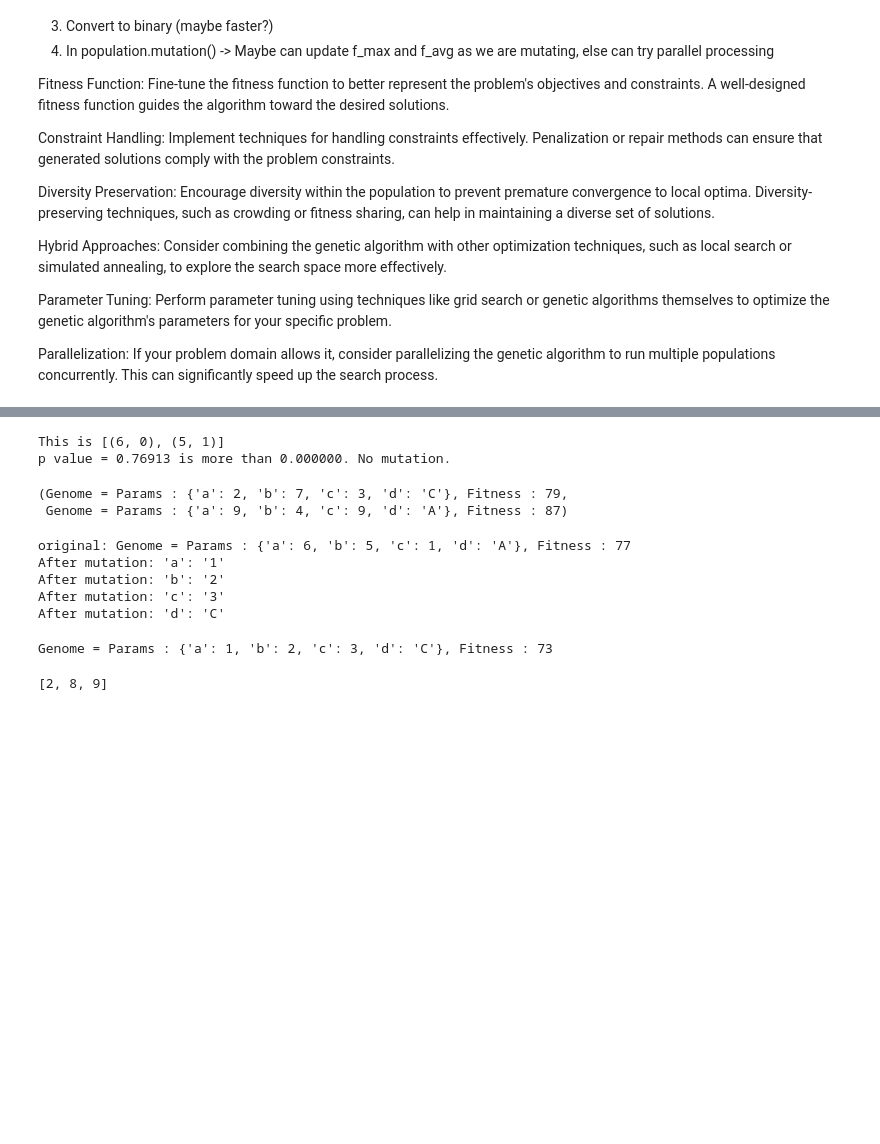
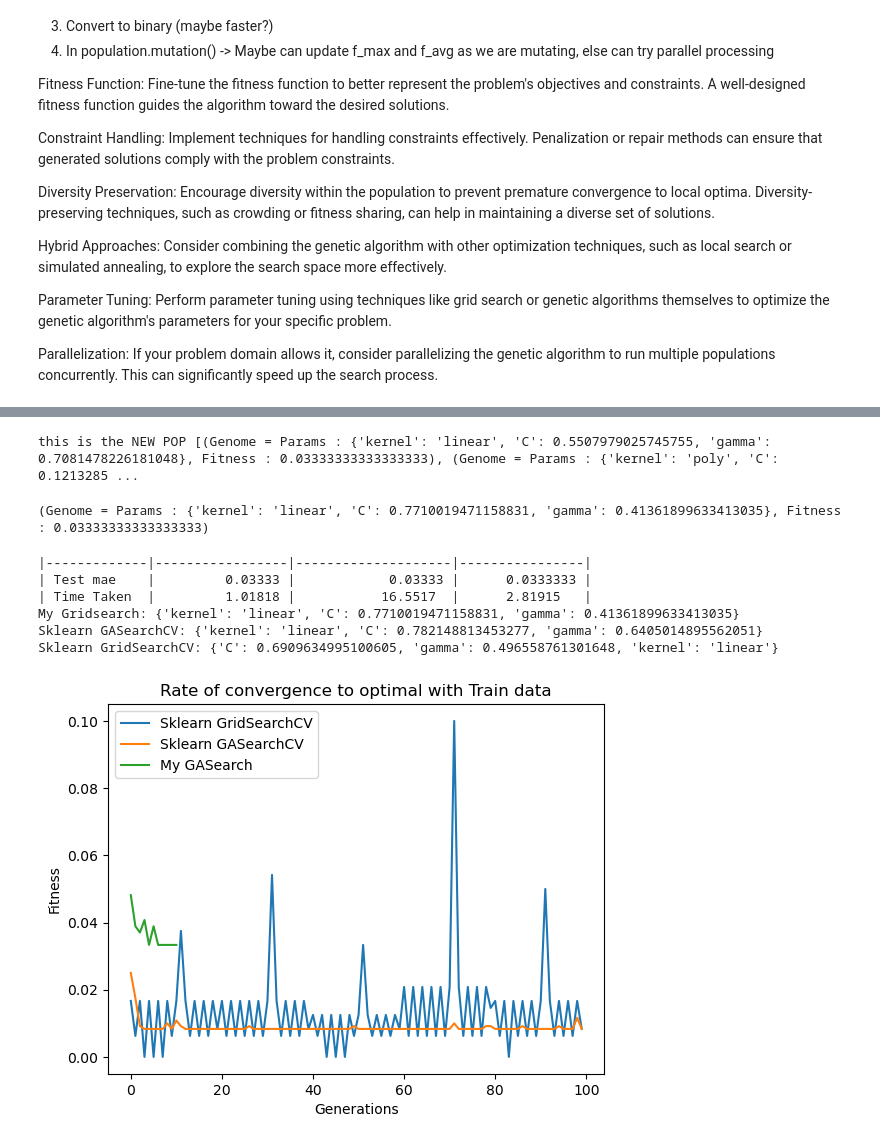
Before and after one commit to lyqzeo/Genetic-Search-CV, a Jupyter notebook: Genetic Algo 1.ipynb, the cells around one changed output, grey strips where cells are left out. Drawn from its saved outputs; the diff is of its cells as text; code cells hidden in the pictures; blank space fills up the shorter version.

```diff
--- a/Genetic Algo 1.ipynb
+++ b/Genetic Algo 1.ipynb
@@ -949,12 +959,12 @@ from sklearn import svm
 from sklearn.datasets import load_iris
 from sklearn.model_selection import train_test_split
 
+
 df = load_iris()
-X_train, X_test, y_train, y_test = train_test_split(df.data, df.target, test_size = 0.2, random_state = 123)
+X = df.data
+y = df.target
 
 
 model = svm.SVC()
 
-pop = GenomeGrid(model, param_grid, 100, 10, mutation_type = 'rank', p_max = 0.1)
+pop = GenomeGrid(model, param_grid_ga, mutation_type = 'rank')
-# %%
-pop.train_model(X_train, X_test, y_train, y_test)
@@ -965,23 +971,25 @@ new_pop.mutation('rank', p_max = 0.5)
-# %%
-x = pop.selection(2)
-print(f'This is {x}')
-pop.n_cross_over(x[1],n = 2, rate = 0)
-# %% [output]
-This is [(6, 0), (5, 1)]
-p value = 0.76913 is more than 0.000000. No mutation.
-(Genome = Params : {'a': 2, 'b': 7, 'c': 3, 'd': 'C'}, Fitness : 79,
- Genome = Params : {'a': 9, 'b': 4, 'c': 9, 'd': 'A'}, Fitness : 87)
-# %%
-x = pop[0]
-x.mutate(param_grid, 1)
-# %% [output]
-original: Genome = Params : {'a': 6, 'b': 5, 'c': 1, 'd': 'A'}, Fitness : 77
-After mutation: 'a': '1'
-After mutation: 'b': '2'
-After mutation: 'c': '3'
-After mutation: 'd': 'C'
-Genome = Params : {'a': 1, 'b': 2, 'c': 3, 'd': 'C'}, Fitness : 73
-# %%
-tim_sort(list(np.random.choice([1,2,3,4,5,6,7,8,9,10], size = 3, replace = False)))
-# %% [output]
-[2, 8, 9]
+# %%
+pop.fit(X,y,log = False, verbose = False)
+# %% [output]
+this is the NEW POP [(Genome = Params : {'kernel': 'linear', 'C': 0.5507979025745755, 'gamma': 0.7081478226181048}, Fitness : 0.03333333333333333), (Genome = Params : {'kernel': 'poly', 'C': 0.1213285 ...
+(Genome = Params : {'kernel': 'linear', 'C': 0.7710019471158831, 'gamma': 0.41361899633413035}, Fitness : 0.03333333333333333)
+# %%
+def generate():
+    from sklearn_genetic.space import Categorical, Integer, Continuous
+    param_grid_ga_2 = {'kernel': Categorical(['linear','poly']),
+                            'C': Continuous(0,1),
+                            'gamma': Continuous(0,1)}
+
+    return param_grid_ga_2
+
+g = generate()
+# %%
+pop.compare(param_grid_search, g)
+# %% [output]
+|-------------|-----------------|--------------------|----------------|
+| Test mae    |         0.03333 |            0.03333 |      0.0333333 |
+| Time Taken  |         1.01818 |           16.5517  |      2.81915   |
+My Gridsearch: {'kernel': 'linear', 'C': 0.7710019471158831, 'gamma': 0.41361899633413035}
+Sklearn GASearchCV: {'kernel': 'linear', 'C': 0.782148813453277, 'gamma': 0.6405014895562051}
+Sklearn GridSearchCV: {'C': 0.6909634995100605, 'gamma': 0.496558761301648, 'kernel': 'linear'}
+[figure, added]
```
Also changed, not shown: parts of 12 cells of this notebook.
